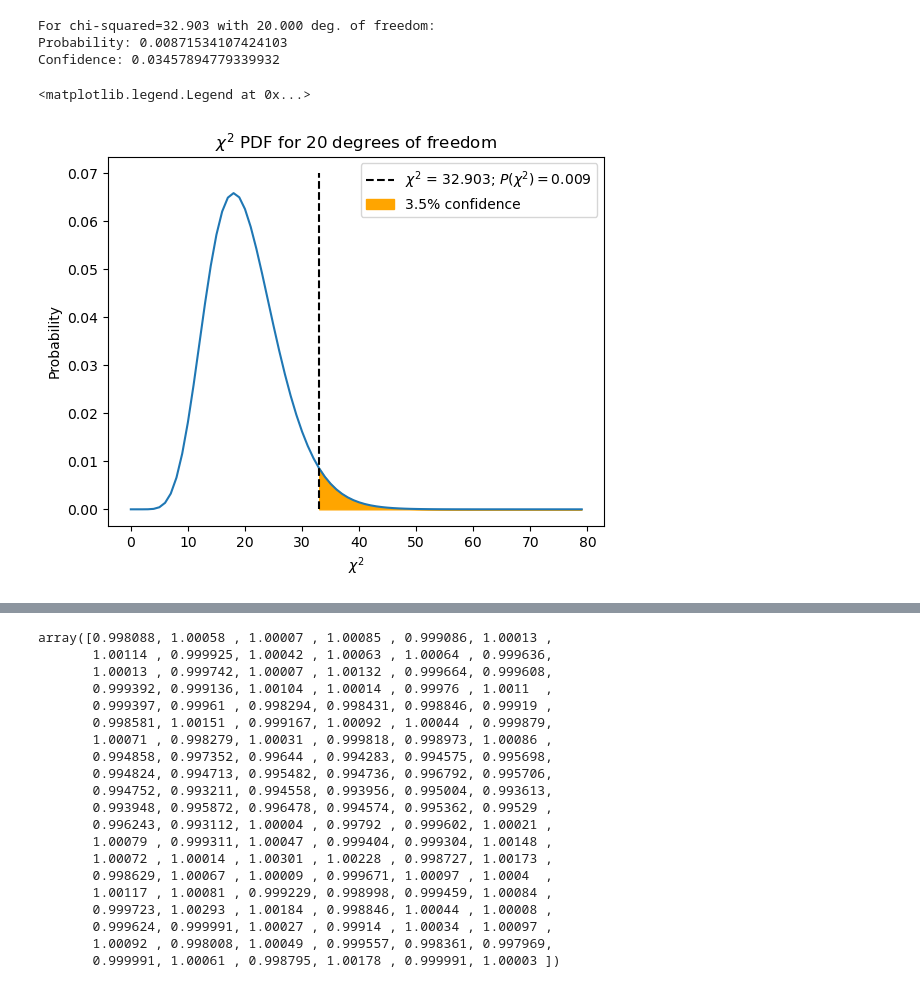
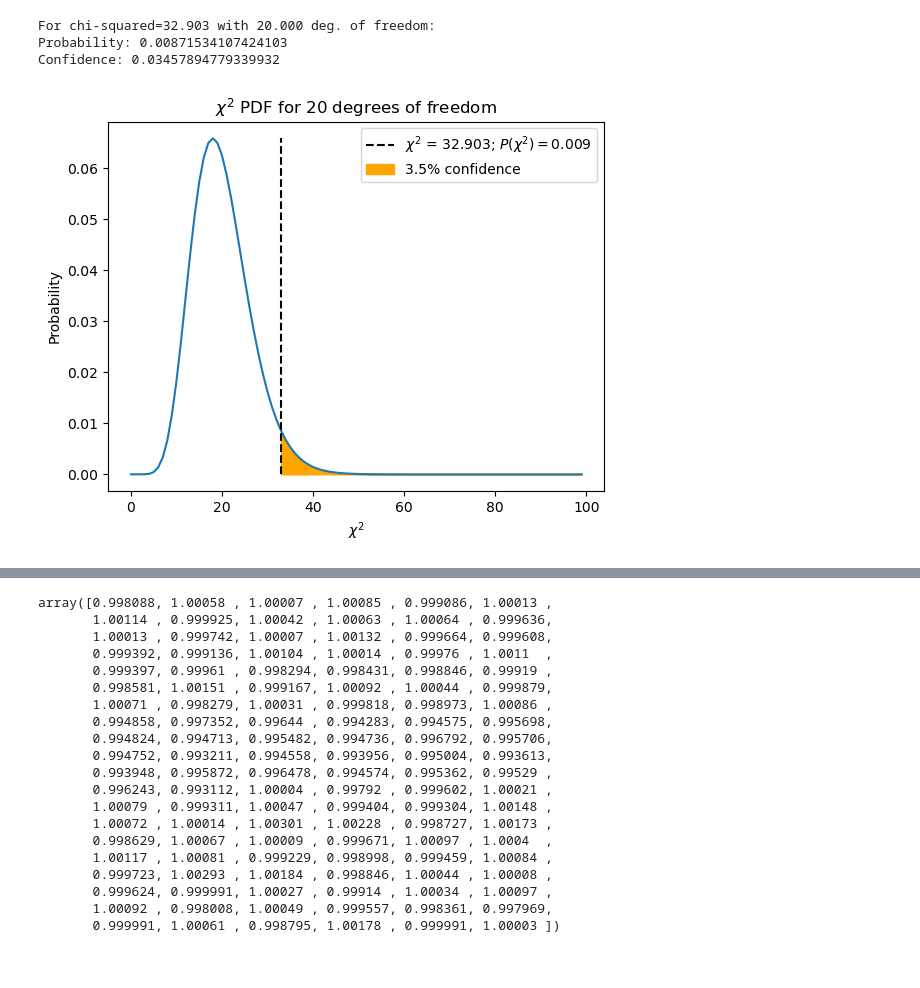
Before and after one commit to Rokkaan5/Code-Reference-Notebook, a Jupyter notebook: CU-Boulder/AstroPhys/HW/hw4/hw4.ipynb, the cells around one changed output, grey strips where cells are left out. Drawn from its saved outputs; the diff is of its cells as text; code cells hidden in the pictures.

Commit message:
use chi-squared from helper_func2 script for Q2.b

```diff
--- a/CU-Boulder/AstroPhys/HW/hw4/hw4.ipynb
+++ b/CU-Boulder/AstroPhys/HW/hw4/hw4.ipynb
@@ -151,6 +146,7 @@ def nonreduced_chi2(x,mu_prime,sigma_2):
 # %%
-cs = nonreduced_chi2(x=I,mu_prime=calculated_I,sigma_2=sigma**2)
-print('chi-squared ("traditional"; non-reduced) = ',cs)
+q2b = hf.chi_squared(x=I,parameters=1,sigma=sigma)
+q2b.calculate_chi2(x=I,mu_prime=calculated_I,sigma_2=sigma**2,set_to_object=True)
+print('chi-squared ("traditional"; non-reduced) = ',q2b.cs)
 # %% [output]
 chi-squared ("traditional"; non-reduced) =  32.90276036256053
 # %%
@@ -163,18 +159,10 @@ print("Confidence:", confidence)
 For chi-squared=32.903 with 20.000 deg. of freedom:
 Probability: 0.00871534107424103
 Confidence: 0.03457894779339932
-# %%
-x = np.arange(0,80)
-plt.plot(x,chi2.pdf(x,df))
-plt.vlines(cs, ymin=0, ymax=0.07,colors='black',linestyles='dashed',label="$\chi^2$ = {0:.3f}; $P(\chi^2)=${1:.3f}".format(cs,chi2.pdf(x=cs,df=df)))
-plt.fill_between(x[x>=cs],chi2.pdf(x,df)[x>=cs],color='orange',label="{0:.1f}% confidence".format(confidence*100))
-plt.xlabel('$\chi^2$')
-plt.ylabel('Probability')
-plt.title("$\chi^2$ PDF for {} degrees of freedom".format(df))
-plt.legend()
-# %% [output]
-<matplotlib.legend.Legend at 0x...>
-[figure, removed]
+# %%
+q2b.plot_chi2_pdf(df=20)
+# %% [output]
+[figure, added]
 # %% [markdown]
 # 3. Extra-Solar Planet
 The Kepler mission used the transit method in which one examines a time series of a star's intensity for a negative excursion. Under this method, the parent distribution of a star's intensity can be well established. In this example, the star's intensity is measured at a 30 sec cadence and found to be $I_0 + 0.001 I_0$ (1-sigma) with a Gaussian parent distribution.
```
Also changed, not shown: parts of 5 cells of this notebook.
